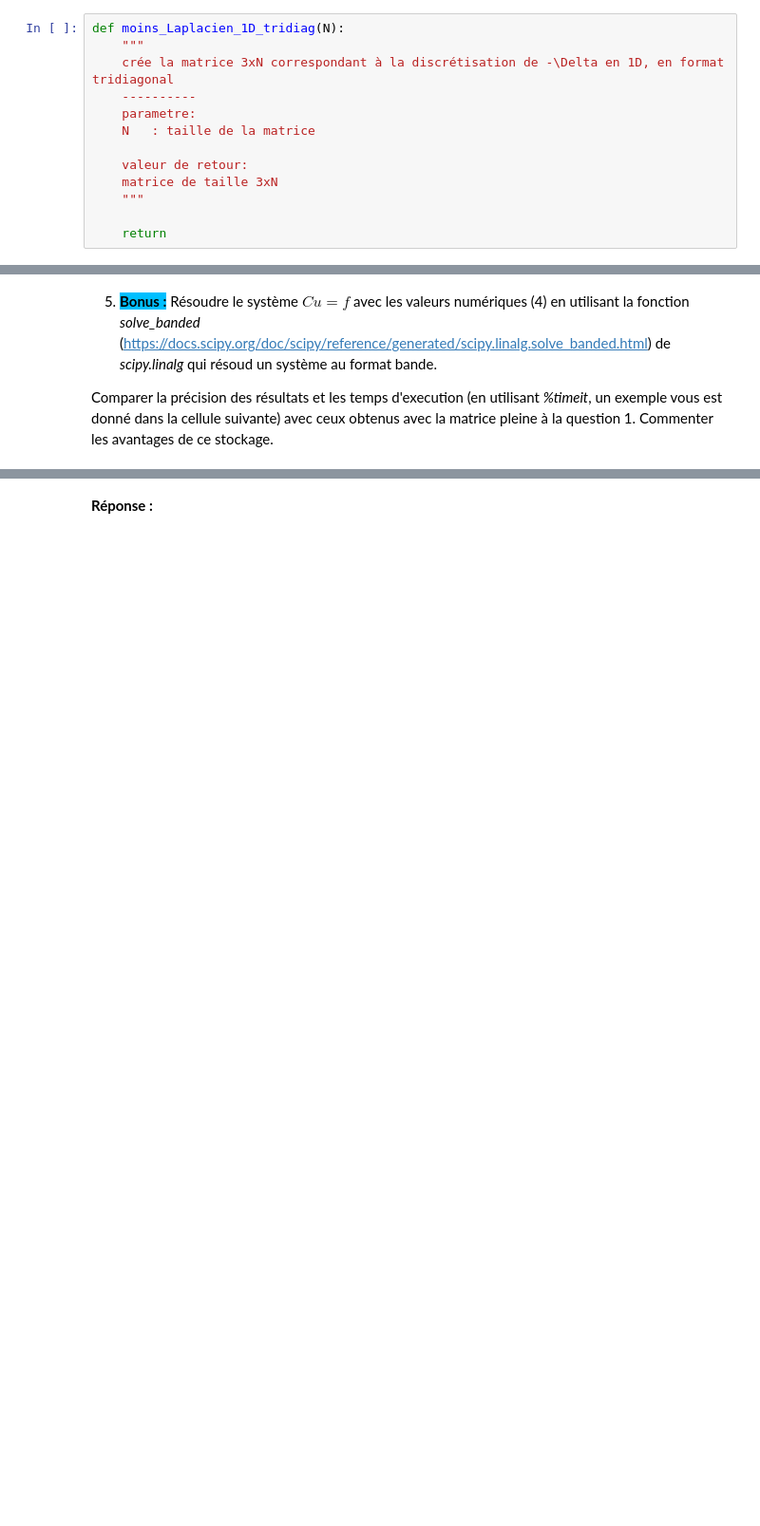
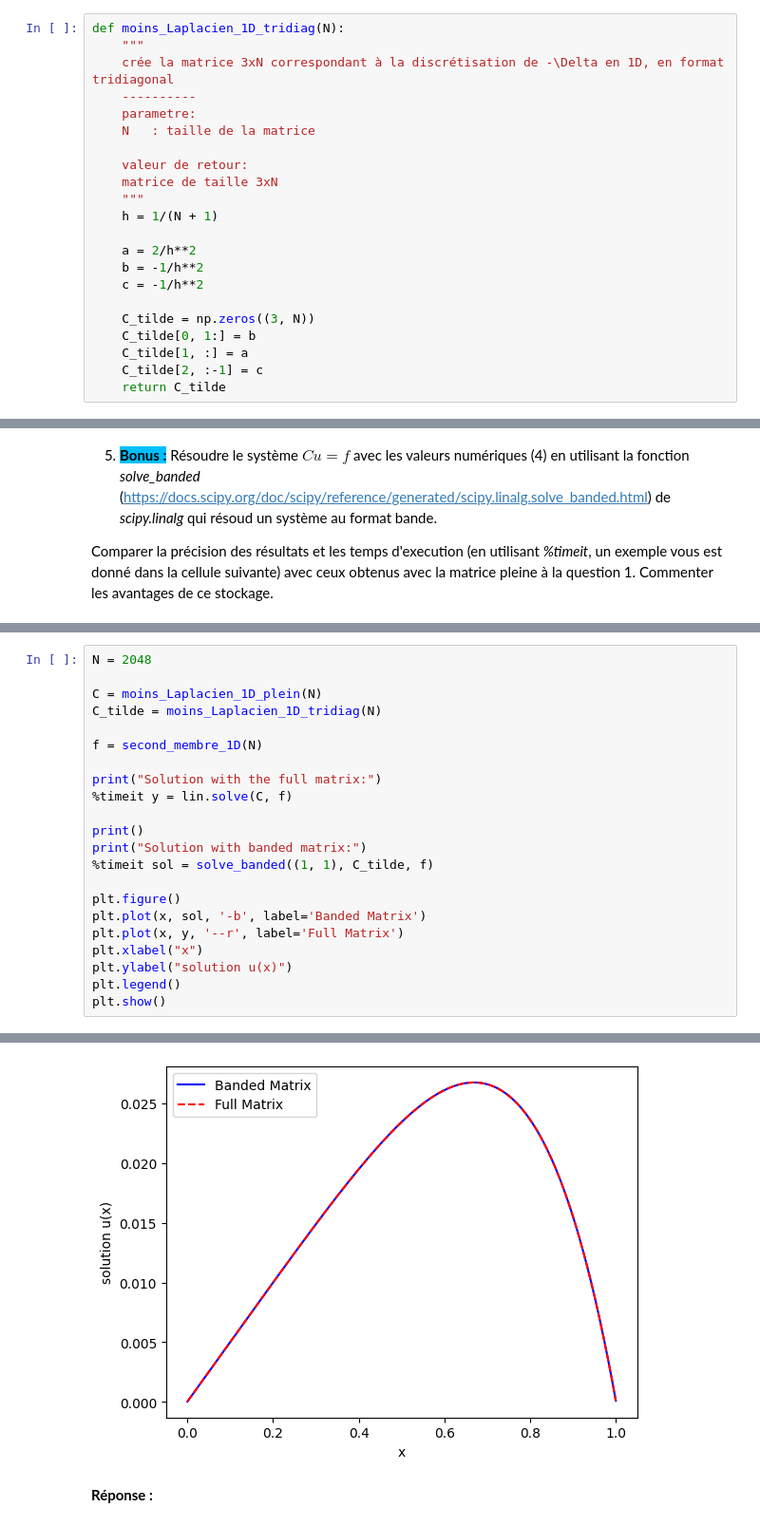
Before and after one commit to Eric-Guerra-Ribeiro/AMP_41012, a Jupyter notebook: pc4.ipynb, the cells around one changed output, grey strips where cells are left out. Shown at 95% size. Drawn from its saved outputs; the diff is of its cells as text; blank space fills up the shorter version.

```diff
--- a/pc4.ipynb
+++ b/pc4.ipynb
@@ -425,7 +611,16 @@ def moins_Laplacien_1D_tridiag(N):
     valeur de retour:
     matrice de taille 3xN
     """
+    h = 1/(N + 1)
 
-    return
+    a = 2/h**2
+    b = -1/h**2
+    c = -1/h**2
+
+    C_tilde = np.zeros((3, N))
+    C_tilde[0, 1:] = b
+    C_tilde[1, :] = a
+    C_tilde[2, :-1] = c
+    return C_tilde
 # %%
 # Test avec N=3
@@ -453,0 +647,23 @@ plt.show()
+# %%
+N = 2048
+
+C = moins_Laplacien_1D_plein(N)
+C_tilde = moins_Laplacien_1D_tridiag(N)
+
+f = second_membre_1D(N)
+
+print("Solution with the full matrix:")
+%timeit y = lin.solve(C, f)
+
+print()
+print("Solution with banded matrix:")
+%timeit sol = solve_banded((1, 1), C_tilde, f)
+
+plt.figure()
+plt.plot(x, sol, '-b', label='Banded Matrix')
+plt.plot(x, y, '--r', label='Full Matrix')
+plt.xlabel("x")
+plt.ylabel("solution u(x)")
+plt.legend()
+plt.show()
+# %% [output]
@@ -454,3 +675,4 @@ plt.show()
+[figure, added]
 # %% [markdown]
 **Réponse :**
 # %% [markdown]
```
Also changed, not shown: parts of 46 cells of this notebook.
